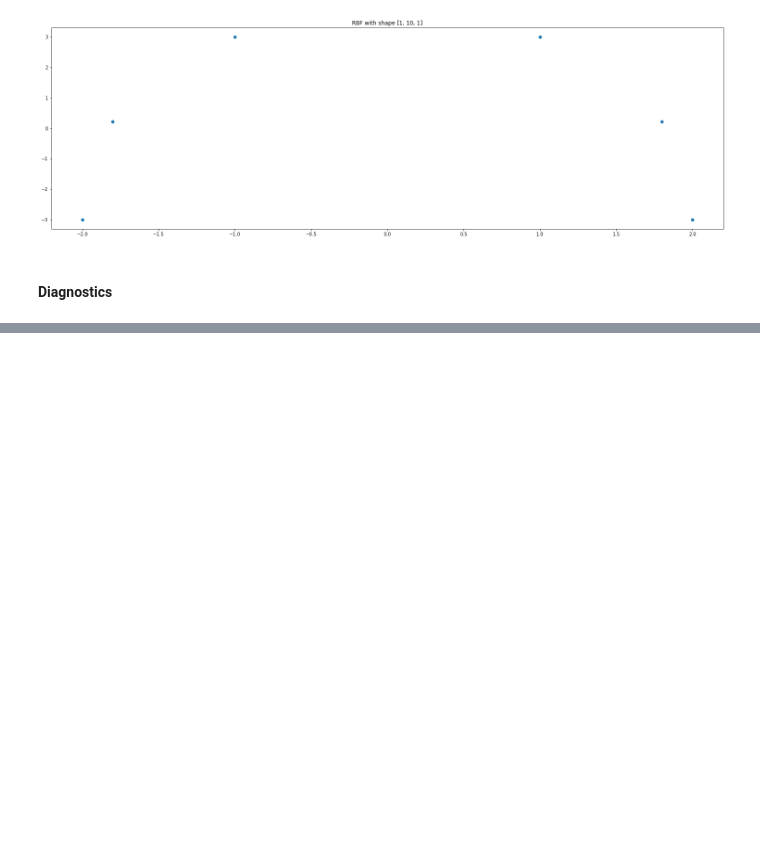
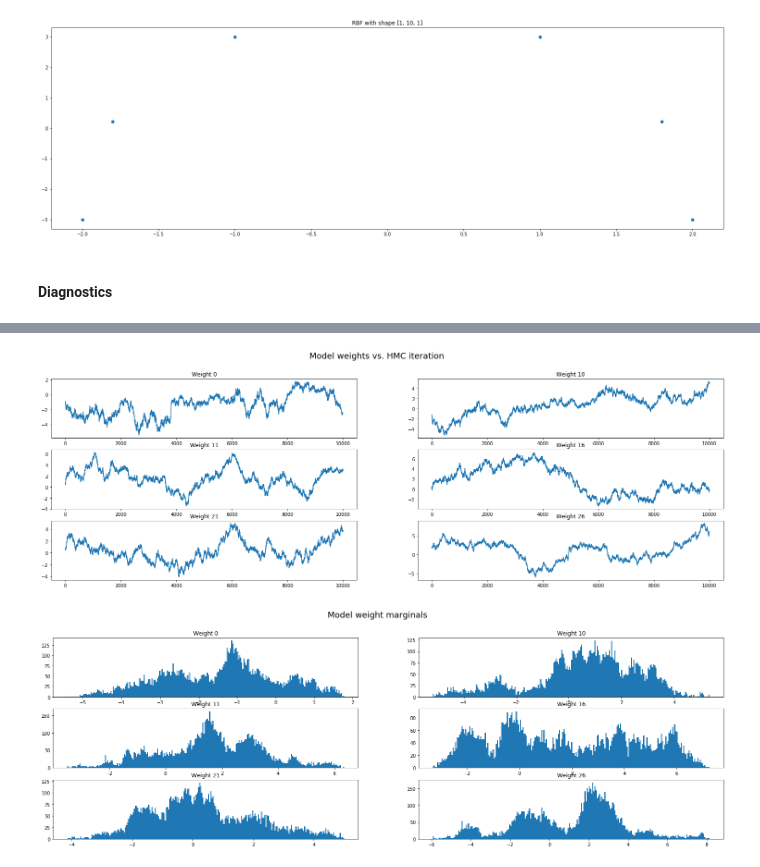
Before and after one commit to lukemelas/CS-282-Fall-2018, a Jupyter notebook: HW1.ipynb, the cells around one changed output, grey strips where cells are left out. Saved outputs shown, nothing was run; the diff lists cells and outputs as text; code cells hidden in the pictures; blank space fills up the shorter version.

```diff
--- a/HW1.ipynb
+++ b/HW1.ipynb
@@ -314,28 +318,31 @@ plt.plot()
 # %%
 # Load weights
 wts = []
 for i in range(1, 9999):
     saved_q = torch.load('./new_wts/curr_q-{}.pth'.format(i))
     wts.append([w.item() for ws in saved_q.parameters() for w in ws.reshape(-1)])
 wts = np.array(wts)
 wts = pd.DataFrame(wts)
 
-# # Weights over time
-# plt.figure()
-# plt.tight_layout()
-# plt.suptitle('Model weights vs. HMC iteration', fontsize=18)
-# for i, w in enumerate([0,5,10,16,21,26]):
-#     plt.subplot(3,2,i+1)
-#     plt.title('Weight {}'.format(w))
-#     plt.plot(wts[w])
-# plt.show()
+# Weights over time
+plt.figure()
+plt.tight_layout()
+plt.suptitle('Model weights vs. HMC iteration', fontsize=18)
+for i, w in enumerate([0,10,11,16,21,26]):
+    plt.subplot(3,2,i+1)
+    plt.title('Weight {}'.format(w))
+    plt.plot(wts[w])
+plt.show()
 
-# # Weight marginals
-# plt.figure()
-# plt.tight_layout()
-# plt.suptitle('Model weight marginals', fontsize=18)
-# for i, w in enumerate([0,5,10,16,21,26]):
-#     plt.subplot(3,2,i+1)
-#     plt.title('Weight {}'.format(w))
-#     plt.hist(wts[w], bins=250)
-# plt.show()
+# Weight marginals
+plt.figure()
+plt.tight_layout()
+plt.suptitle('Model weight marginals', fontsize=18)
+for i, w in enumerate([0,10,11,16,21,26]):
+    plt.subplot(3,2,i+1)
+    plt.title('Weight {}'.format(w))
+    plt.hist(wts[w], bins=250)
+plt.show()
+# %% [output]
+[figure, added]
+[figure, added]
```
Also changed, not shown: parts of 9 cells of this notebook.
